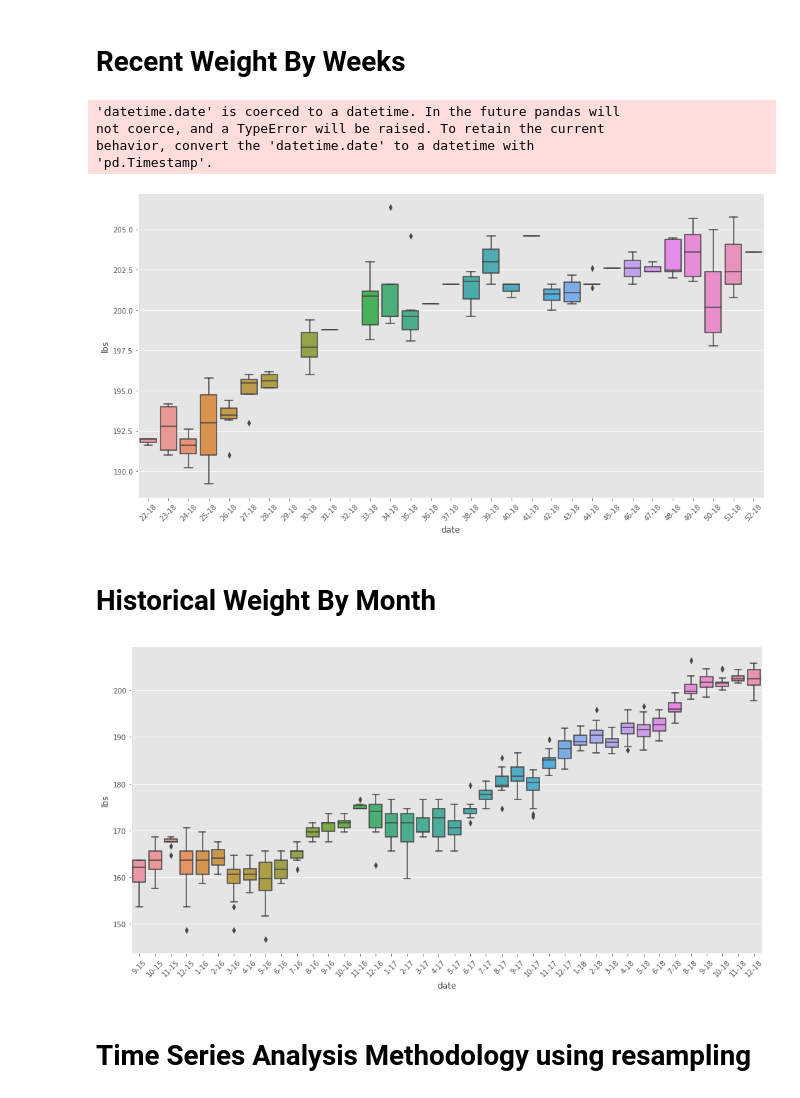
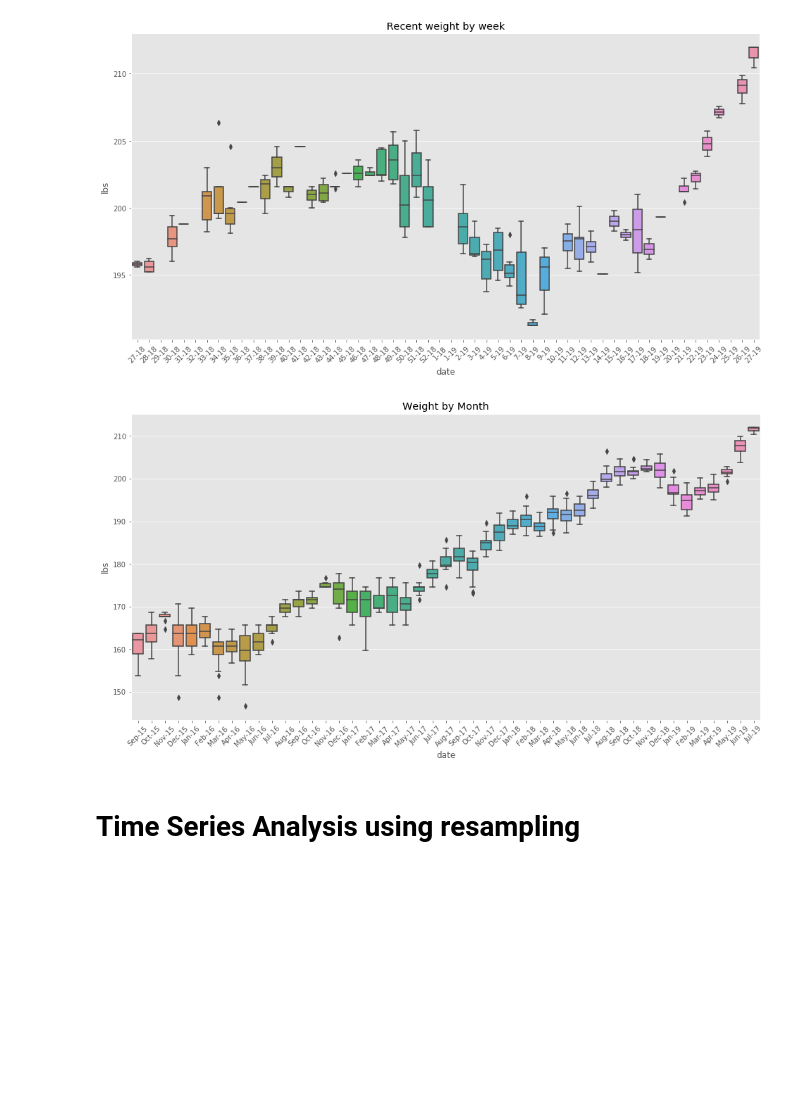
Before and after one commit to idvorkin/jupyter, a Jupyter notebook: Weight Analysis.ipynb, the cells around one changed output. Drawn from its saved outputs; the diff is of its cells as text; code cells hidden in the pictures; blank space fills up the shorter version.

Commit message:
Update Weight Analysis and Data

```diff
--- a/Weight Analysis.ipynb
+++ b/Weight Analysis.ipynb
@@ -21,36 +23,37 @@ import arrow
 exported_and_trandformed_csv_file = "data/weight.csv"
 df = pd.read_csv(exported_and_trandformed_csv_file)
 
-idx_weight = "Weight (kg)"
+idx_weight_kg = "Weight (kg)"
+idx_weight = "Weight (lbs)"
 # make dateColumn a datetime.
 idx_date = "Start"
 df[idx_date] = pd.to_datetime(df[idx_date])
 df = df.set_index(df[idx_date])
 # Create Time Period Groups
 idx_month_year = "month_year"
-df[idx_month_year] = df[idx_date].apply(lambda t: f"{t.month}-{t.year-2000}")
+df[idx_month_year] = df.index.to_series().apply(lambda t: arrow.get(t).format("MMM-YY"))
 
 idx_week_year = "week_year"
-df[idx_week_year] = df[idx_date].apply(lambda t: f"{t.week}-{t.year-2000}")
+df[idx_week_year] = df.index.to_series().apply(lambda t: f"{t.week}-{t.year-2000}")
 
-# Data cleaning
+#########################
+# Clean data
 ###########################
 
 # Remove 0 weight values.
 df = df.replace(0, np.nan)
 # Throw away junk data at the start of time
-
-
 df = df["2010/1/1":]  # type: ignore
 # (not sure why mypy can't handle this)
 # KG to lbs
-df[idx_weight] = df[idx_weight] * 2.2
+df[idx_weight] = df[idx_weight_kg] * 2.2
+dfW = df[idx_weight]
 
 
 # Helpful time aliases
 df_alltime = df
 # %%
-def plot_weight_over_time(df, x):
+def box_plot_weight_over_time(df, x, title=""):
     # In theory can use plot.ly (not free)  or Bokeh (not mpl compatible) but issues. So setting dimensions old school.
     # Manually setting the weight and width.
     height_in_inches = 8
@@ -58,26 +61,16 @@ def plot_weight_over_time(df, x):
 
     ax = sns.boxplot(x=x, y=idx_weight, data=df)
     ax.set_xticklabels(ax.get_xticklabels(), rotation=45)
-    # ax.set_title("Weight")
+    ax.set_title(title)
     ax.set_xlabel("date")
     ax.set_ylabel("lbs")
+    plt.show()
-# %% [markdown]
-# Recent Weight By Weeks
 # %%
 earliest = arrow.utcnow().shift(months=-12).date()
-df_recent = df[df[idx_date] > earliest]
-plot_weight_over_time(df_recent, idx_week_year)
+box_plot_weight_over_time(df[earliest:], idx_week_year, title='Recent weight by week')
+box_plot_weight_over_time(df_alltime, idx_month_year, "Weight by Month")
 # %% [output]
-'datetime.date' is coerced to a datetime. In the future pandas will
-not coerce, and a TypeError will be raised. To retain the current
-behavior, convert the 'datetime.date' to a datetime with
-'pd.Timestamp'.
-[figure, old version]
+[figure, new version]
+[figure, added]
-# %% [markdown]
-# Historical Weight By Month
-# %%
-plot_weight_over_time(df_alltime, idx_month_year)
-# %% [output]
-[figure, removed]
 # %% [markdown]
-# Time Series Analysis Methodology using resampling
+# Time Series Analysis using resampling
```
Also changed, not shown: parts of 4 cells of this notebook, 1 other file.
